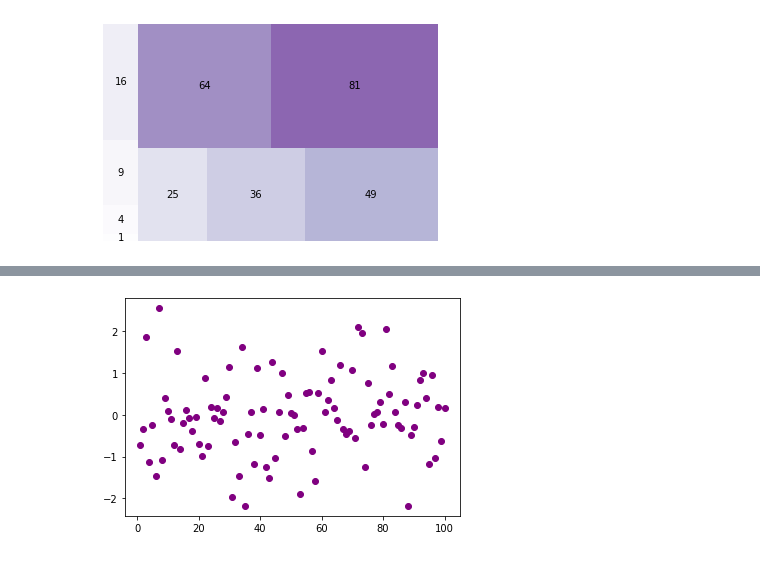
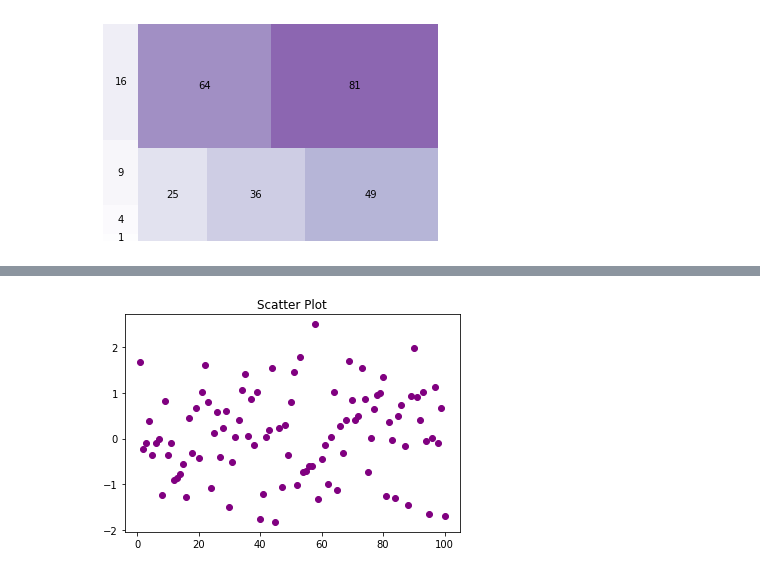
Before and after one commit to steffincodes/googlecolabnotbooks, a Jupyter notebook: Matplotlib101.ipynb, the cells around one changed output, grey strips where cells are left out. Saved outputs shown, nothing was run; the diff lists cells and outputs as text; code cells hidden in the pictures.

```diff
--- a/Matplotlib101.ipynb
+++ b/Matplotlib101.ipynb
@@ -200,16 +199,17 @@ plt.figure(
 # %%
 import matplotlib.pyplot as plt
 import numpy as np
 import pandas as pd
 df=pd.DataFrame({
     'x_val':range(1,101),
     'y_val':np.random.randn(100)
 })
+plt.title('Scatter Plot')
 plt.plot(
     'x_val','y_val',data=df,
     linestyle='none',
     marker='o',
-    color='purple'
+    color='purple',
 );
 # %% [output]
-[figure, old version]
+[figure, new version]
```
Also changed, not shown: parts of 5 cells of this notebook.
